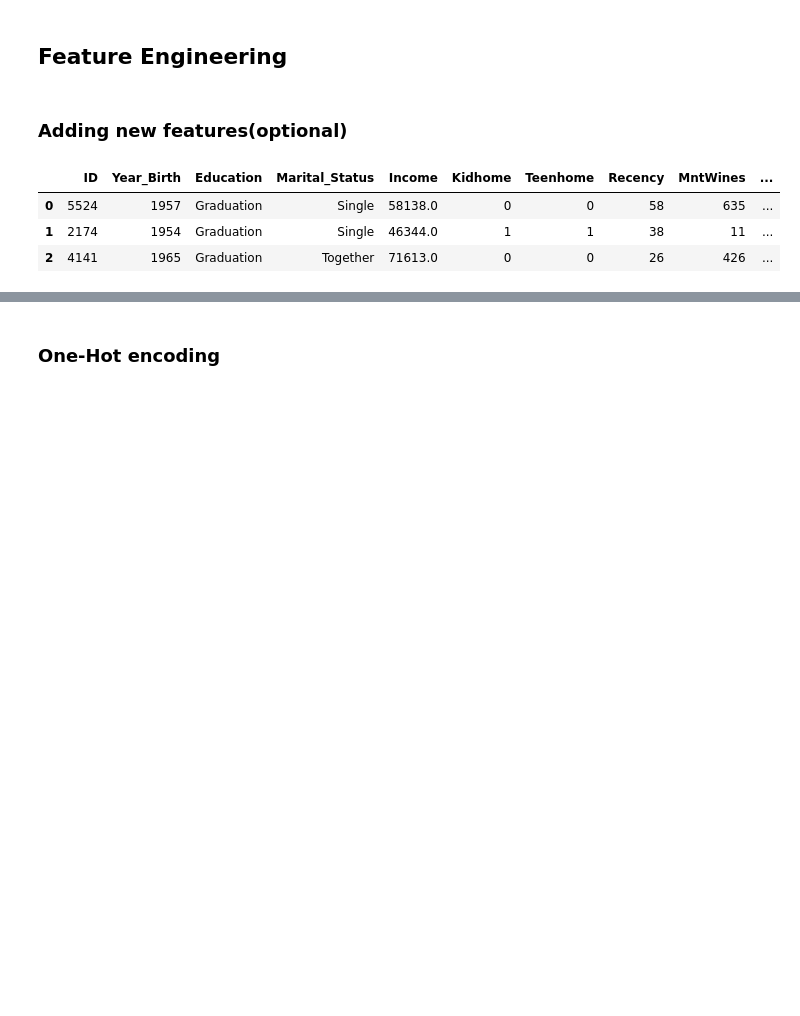
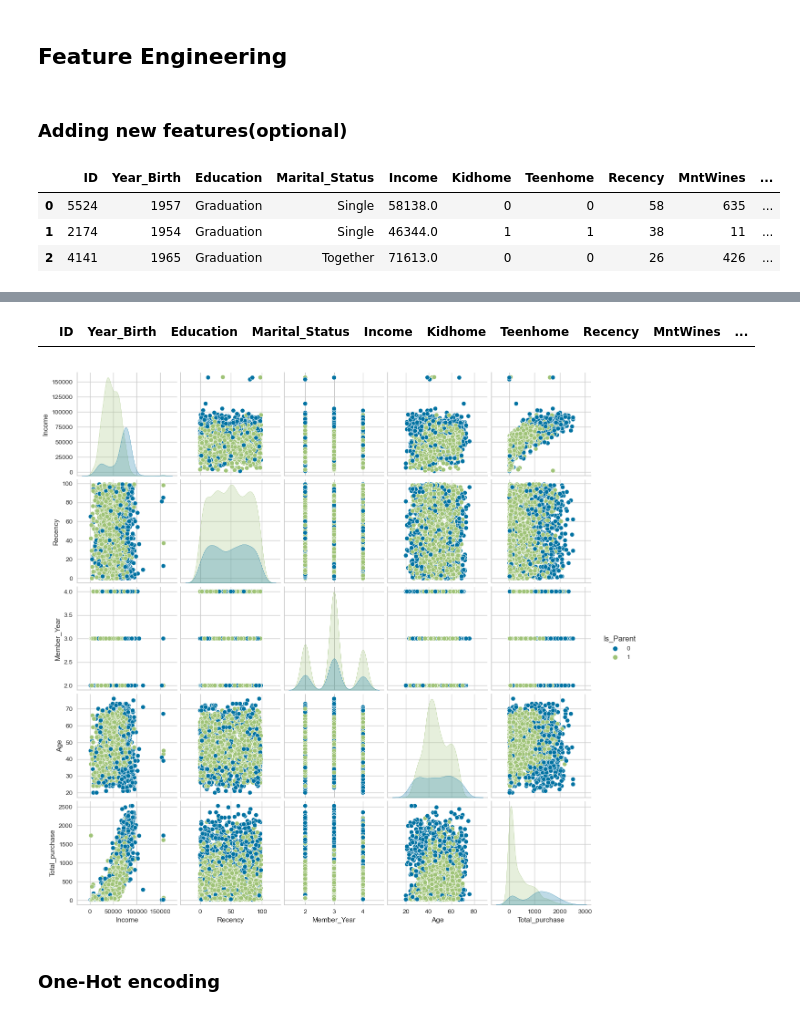
Before and after one commit to McGill-MMA-EnterpriseAnalytics/Customer-Personality-Analysis, a Jupyter notebook: EDA & Preprocessing/Preprocessing.ipynb, the cells around one changed output, grey strips where cells are left out. Cells and saved outputs as stored; diff of their text form; code cells hidden in the pictures; blank space fills up the shorter version.

```diff
--- a/EDA & Preprocessing/Preprocessing.ipynb
+++ b/EDA & Preprocessing/Preprocessing.ipynb
@@ -327,3 +381,13 @@ data_newfeature.describe()
+# %%
+trydata_newfeature = data_newfeature[data_newfeature['Income'].isnull()]
+trydata_newfeature
+# %% [output]
+|  | ID | Year_Birth | Education | Marital_Status | Income | Kidhome | Teenhome | Recency | MntWines | ... |
+# %%
+sns.pairplot(data_newfeature[["Income", "Recency", "Member_Year", "Age", "Total_purchase", "Is_Parent"]], hue="Is_Parent")
+plt.show()
+# %% [output]
+[figure, added]
 # %% [markdown]
 ### One-Hot encoding
 # %%
```
Also changed, not shown: parts of 30 cells of this notebook, 1 other file.
